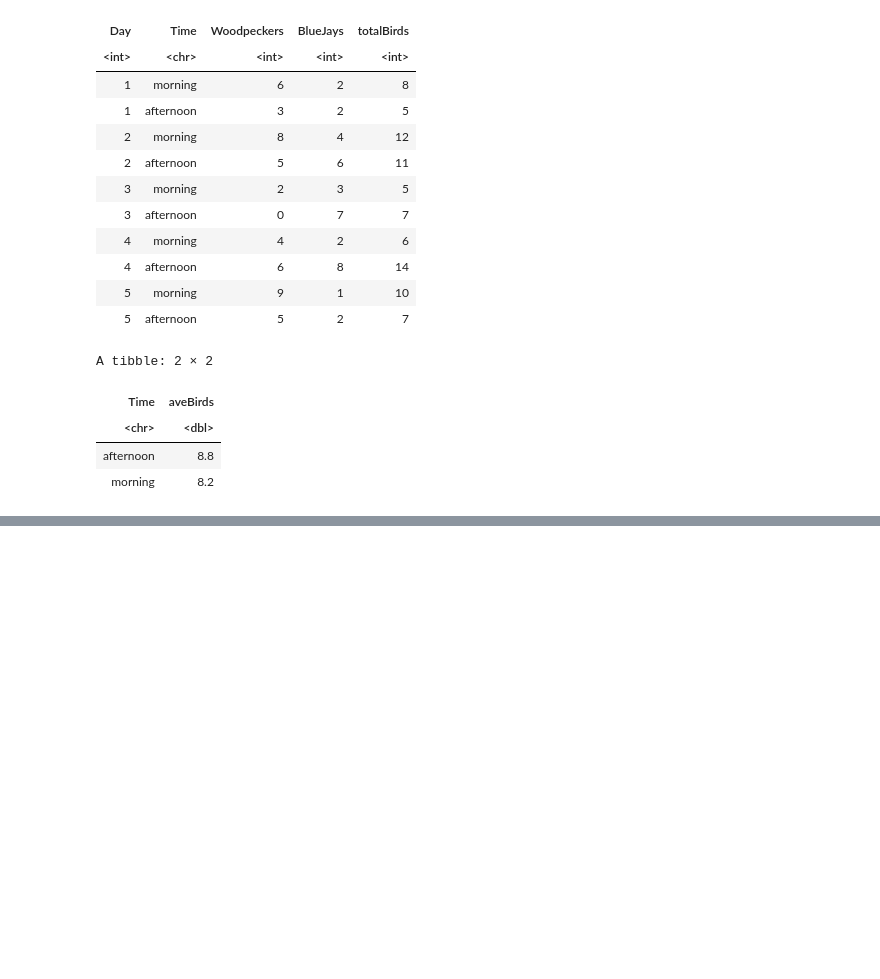
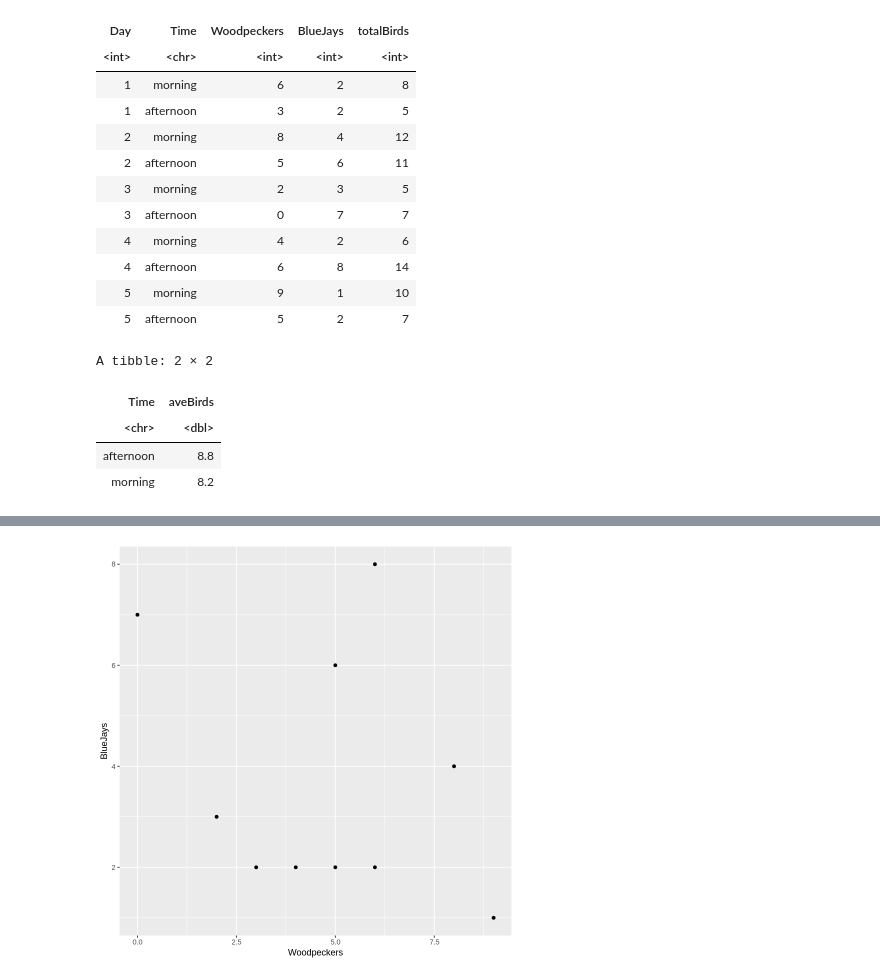
Before and after one commit to KaraNuss/coding-intro, a Jupyter notebook: Getting_Started.ipynb, the cells around one changed output, grey strips where cells are left out. Cells and saved outputs as stored; diff of their text form; code cells hidden in the pictures; blank space fills up the shorter version.

```diff
--- a/Getting_Started.ipynb
+++ b/Getting_Started.ipynb
@@ -121,0 +140,6 @@ A tibble: 2 × 2
+# %%
+ggplot(birds, aes(x = Woodpeckers, y = BlueJays)) +
+  geom_point()
+# tweak data so there is a positive association - more of one species, also more of the other
+# %% [output]
+[figure, added]
```
Also changed, not shown: parts of 11 cells of this notebook.
